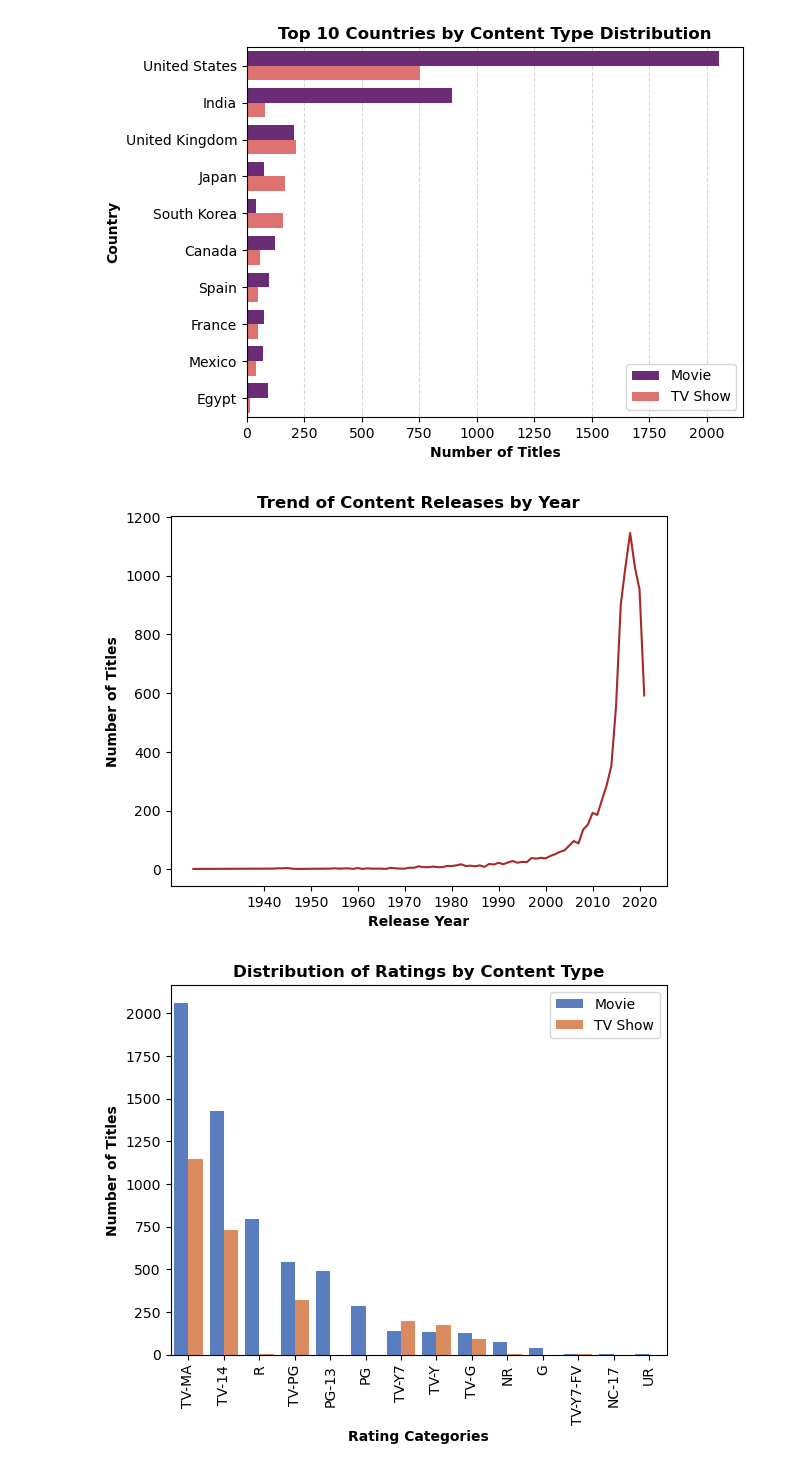
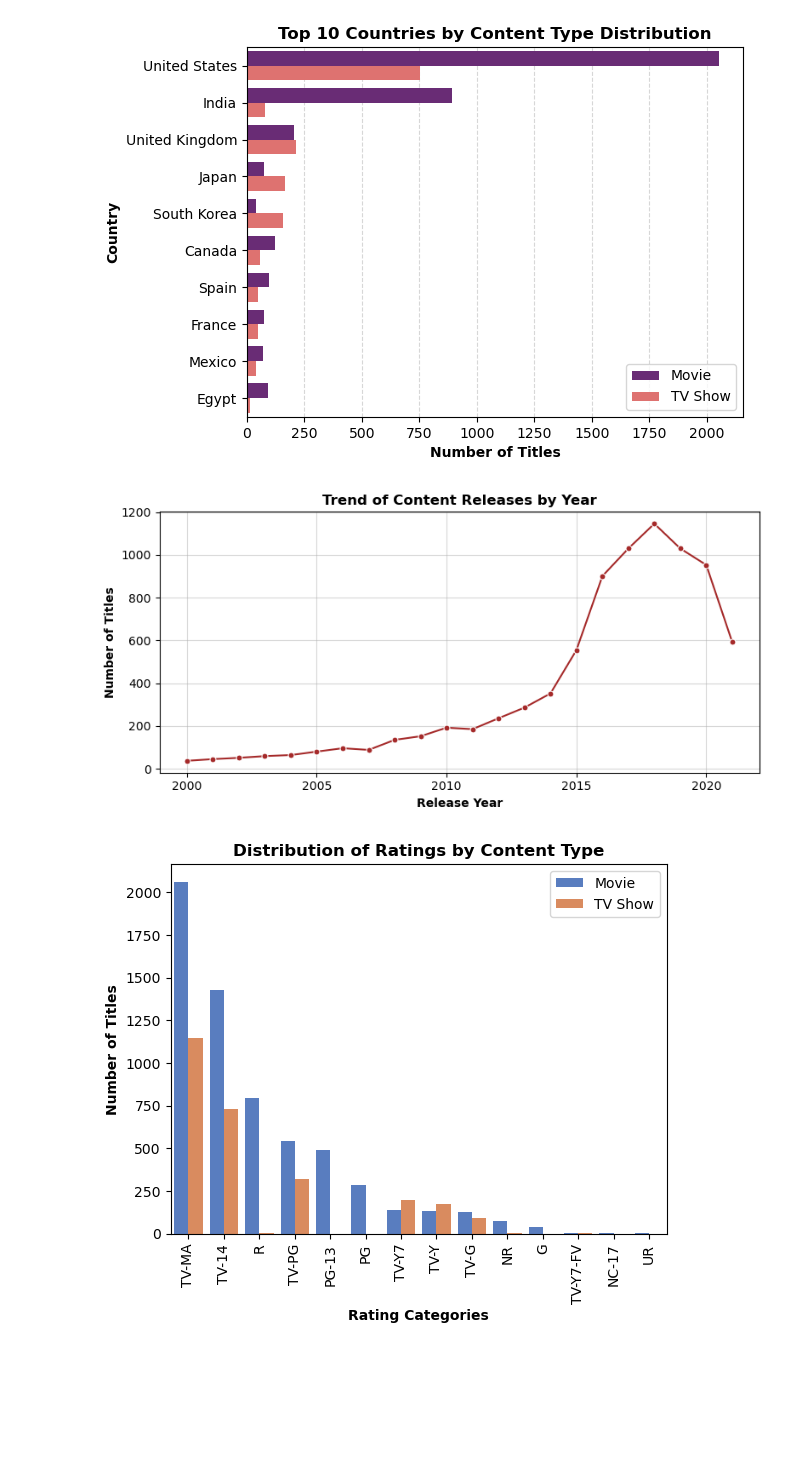
Before and after one commit to berkaygirgin/netflix-data-analysis, a Jupyter notebook: notebook/netflix_analysis.ipynb, the cells around one changed output. Drawn from its saved outputs; the diff is of its cells as text; code cells hidden in the pictures; blank space fills up the shorter version.

Commit message:
Update notebook: Data Visualization

```diff
--- a/notebook/netflix_analysis.ipynb
+++ b/notebook/netflix_analysis.ipynb
@@ -145,15 +145,18 @@ plt.show()
 [figure]
 # %%
 years = df["release_year"].value_counts().sort_index().reset_index()
+years = years[years["release_year"] >= 2000]
 
-sns.lineplot(data=years, x="release_year", y="count", color="brown")
+plt.figure(figsize=(8, 4))
+sns.lineplot(data=years, x="release_year", y="count", color="brown", marker="o", markersize=5)
 plt.title("Trend of Content Releases by Year", fontsize=12, fontweight="bold")
 plt.xlabel("Release Year", fontsize=10, fontweight="bold")
 plt.ylabel("Number of Titles", fontsize=10, fontweight="bold")
-plt.xticks(ticks=range(1940, 2022, 10), labels=range(1940, 2022, 10))
+plt.grid(alpha=0.5)
+plt.tight_layout()
 plt.show()
 # %% [output]
-[figure, old version]
+[figure, new version]
 # %%
 ratings = df[["rating", "type"]].value_counts().reset_index()
 
```
Also changed, not shown: parts of 7 cells of this notebook.
